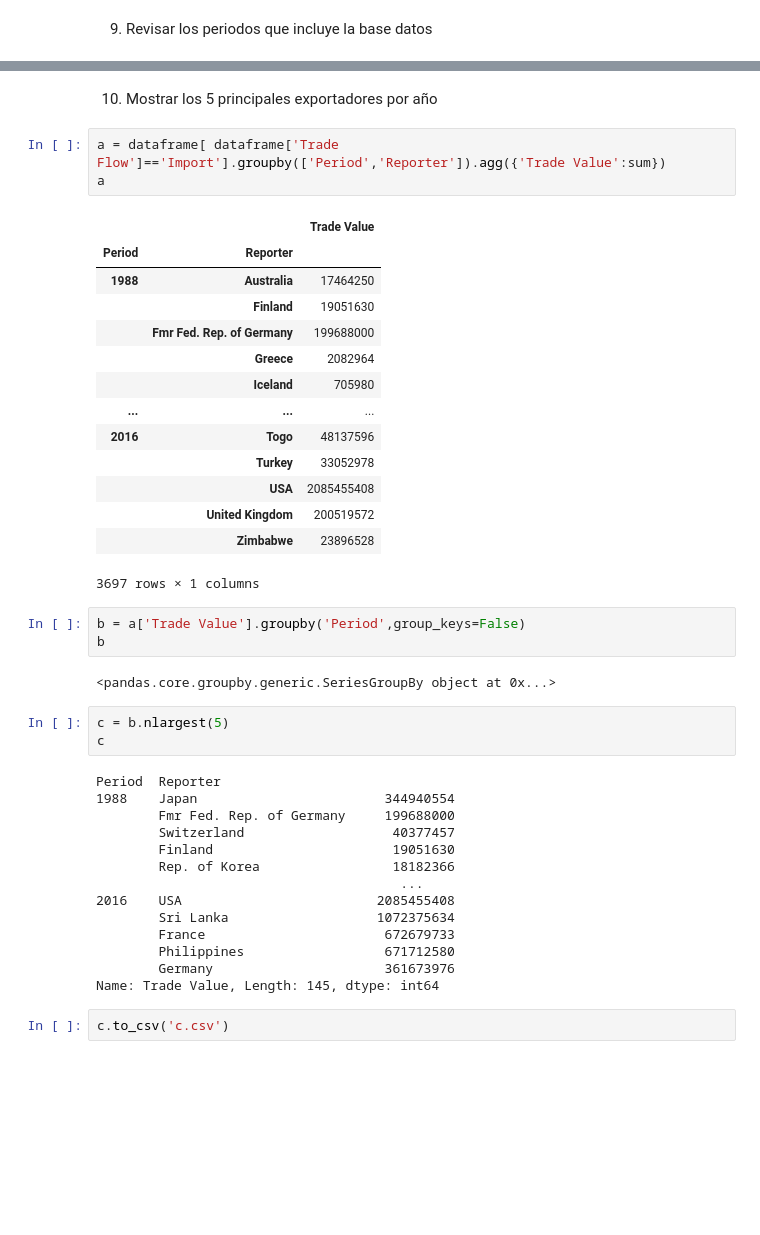
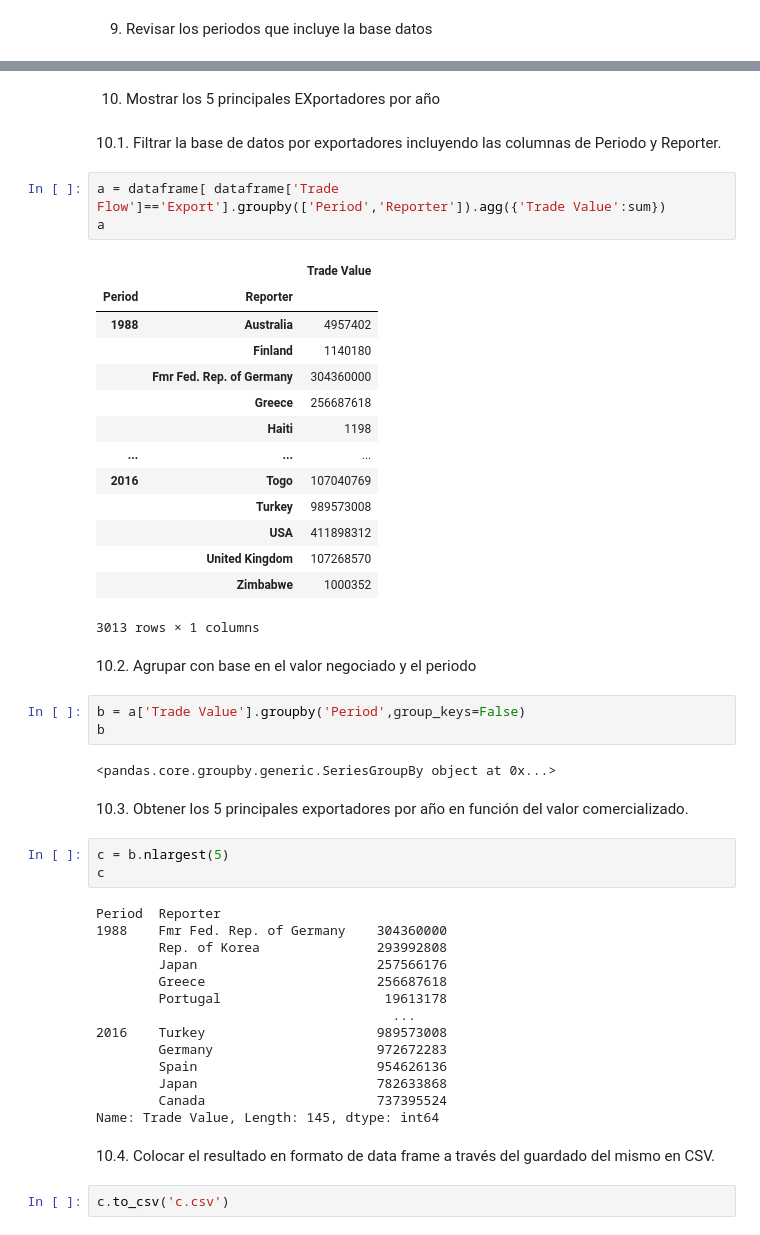
Before and after one commit to amendiolar/BootCampCienciaDatos, a Jupyter notebook: Exploratorio.ipynb, the cells around one changed output, grey strips where cells are left out. Saved outputs shown, nothing was run; the diff lists cells and outputs as text; blank space fills up the shorter version.

```diff
--- a/Exploratorio.ipynb
+++ b/Exploratorio.ipynb
@@ -135,47 +139,55 @@ dataframe.groupby('Period').count()
 | 2015 | 5466 | 5466 | 5466 | 5466 | 5466 | 5466 | 5429 | ... |
 | 2016 | 3098 | 3098 | 3098 | 3098 | 3098 | 3098 | 3068 | ... |
 # %% [markdown]
-10. Mostrar los 5 principales exportadores por año
+10. Mostrar los 5 principales EXportadores por año
+# %% [markdown]
+10.1. Filtrar la base de datos por exportadores incluyendo las columnas de Periodo y Reporter.
 # %%
-a = dataframe[ dataframe['Trade Flow']=='Import'].groupby(['Period','Reporter']).agg({'Trade Value':sum})
+a = dataframe[ dataframe['Trade Flow']=='Export'].groupby(['Period','Reporter']).agg({'Trade Value':sum})
 a
 # %% [output]
 |  |  | Trade Value |
 | Period | Reporter |  |
-| 1988 | Australia | 17464250 |
-|  | Finland | 19051630 |
-|  | Fmr Fed. Rep. of Germany | 199688000 |
-|  | Greece | 2082964 |
-|  | Iceland | 705980 |
+| 1988 | Australia | 4957402 |
+|  | Finland | 1140180 |
+|  | Fmr Fed. Rep. of Germany | 304360000 |
+|  | Greece | 256687618 |
+|  | Haiti | 1198 |
 | ... | ... | ... |
-| 2016 | Togo | 48137596 |
-|  | Turkey | 33052978 |
-|  | USA | 2085455408 |
-|  | United Kingdom | 200519572 |
-|  | Zimbabwe | 23896528 |
+| 2016 | Togo | 107040769 |
+|  | Turkey | 989573008 |
+|  | USA | 411898312 |
+|  | United Kingdom | 107268570 |
+|  | Zimbabwe | 1000352 |
-3697 rows × 1 columns
+3013 rows × 1 columns
+# %% [markdown]
+10.2. Agrupar con base en el valor negociado y el periodo
 # %%
 b = a['Trade Value'].groupby('Period',group_keys=False)
 b
 # %% [output]
 <pandas.core.groupby.generic.SeriesGroupBy object at 0x...>
+# %% [markdown]
+10.3. Obtener los 5 principales exportadores por año en función del valor comercializado.
 # %%
 c = b.nlargest(5)
 c
 # %% [output]
 Period  Reporter
-1988    Japan                        344940554
-        Fmr Fed. Rep. of Germany     199688000
-        Switzerland                   40377457
-        Finland                       19051630
-        Rep. of Korea                 18182366
-                                       ...
-2016    USA                         2085455408
-        Sri Lanka                   1072375634
-        France                       672679733
-        Philippines                  671712580
-        Germany                      361673976
+1988    Fmr Fed. Rep. of Germany    304360000
+        Rep. of Korea               293992808
+        Japan                       257566176
+        Greece                      256687618
+        Portugal                     19613178
+                                      ...
+2016    Turkey                      989573008
+        Germany                     972672283
+        Spain                       954626136
+        Japan                       782633868
+        Canada                      737395524
 Name: Trade Value, Length: 145, dtype: int64
+# %% [markdown]
+10.4. Colocar el resultado en formato de data frame a través del  guardado del mismo en CSV.
 # %%
 c.to_csv('c.csv')
 # %%
```
Also changed, not shown: parts of 75 cells of this notebook, 4 other files.
